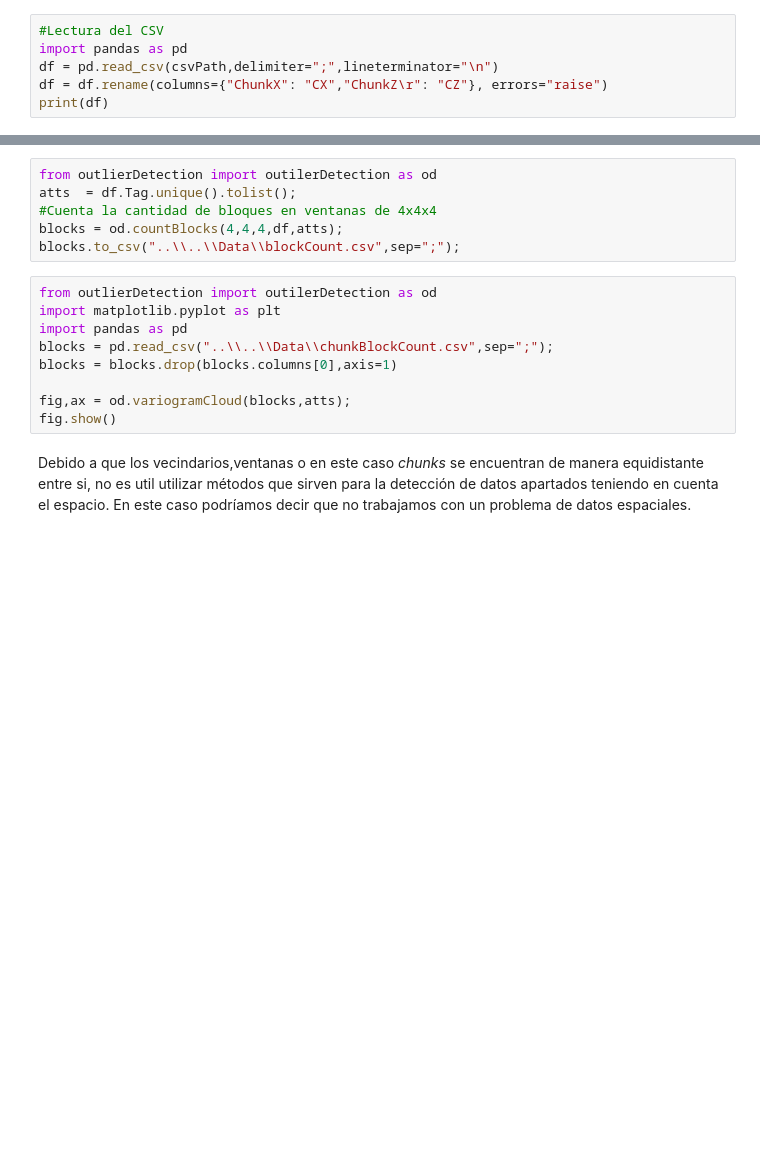
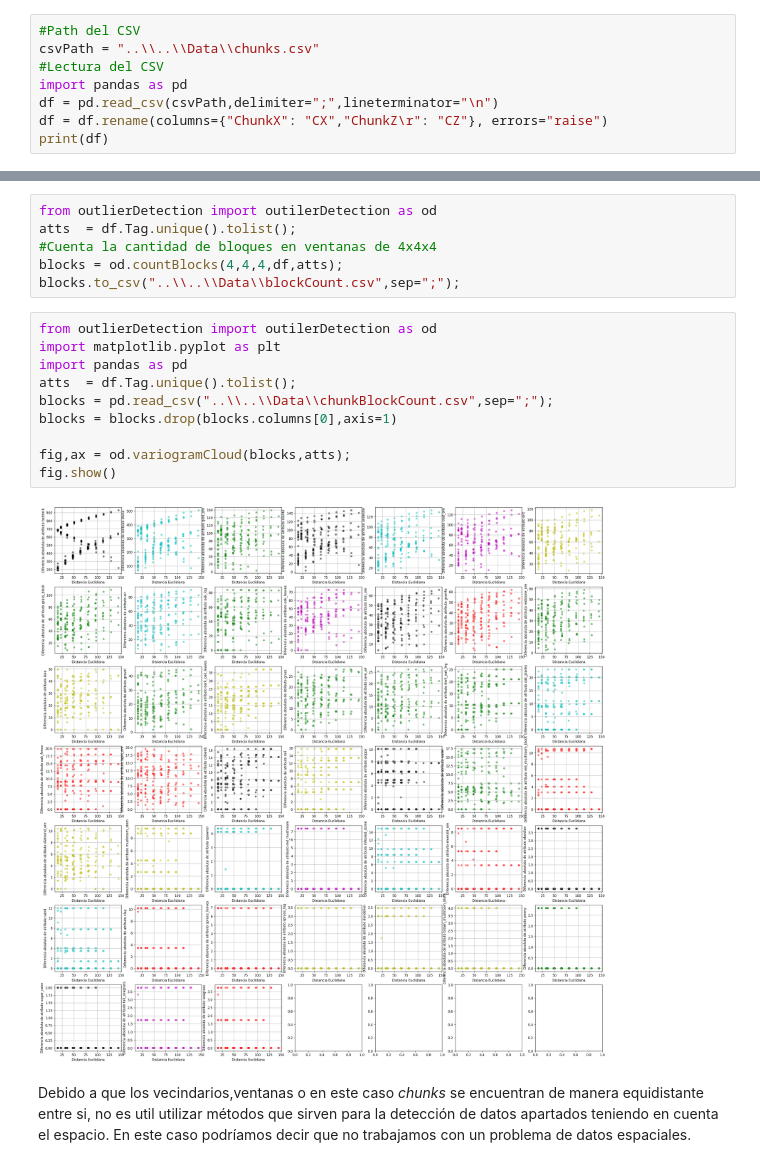
Before and after one commit to MrtC101/spatial-association-rules-mining, a Jupyter notebook: proyecto_final/code/python/Analisis.ipynb, the cells around one changed output, grey strips where cells are left out. Drawn from its saved outputs; the diff is of its cells as text; blank space fills up the shorter version.

```diff
--- a/proyecto_final/code/python/Analisis.ipynb
+++ b/proyecto_final/code/python/Analisis.ipynb
@@ -46,6 +46,8 @@ mcaPath = "..\\..\\Data\\region_new\\r.0.0.mca"
 with open(csvPath,'w') as csvFile:
     chunkParser.mcaCSV(csvFile,mcaPath);
 # %%
+#Path del CSV
+csvPath = "..\\..\\Data\\chunks.csv"
 #Lectura del CSV
 import pandas as pd
 df = pd.read_csv(csvPath,delimiter=";",lineterminator="\n")
@@ -297,12 +324,15 @@ blocks.to_csv("..\\..\\Data\\blockCount.csv",sep=";");
 # %%
 from outlierDetection import outilerDetection as od
 import matplotlib.pyplot as plt
 import pandas as pd
+atts  = df.Tag.unique().tolist();
 blocks = pd.read_csv("..\\..\\Data\\chunkBlockCount.csv",sep=";");
 blocks = blocks.drop(blocks.columns[0],axis=1)
 
 fig,ax = od.variogramCloud(blocks,atts);
 fig.show()
+# %% [output]
+[figure, added]
 # %% [markdown]
 Debido a que los vecindarios,ventanas o en este caso *chunks* se encuentran de manera equidistante entre si, no es util utilizar métodos que sirven para la detección de datos apartados teniendo en cuenta el espacio. En este caso podríamos decir que no trabajamos con un problema de datos espaciales.
 # %% [markdown]
```
Also changed, not shown: parts of 24 cells of this notebook, 4 other files.
